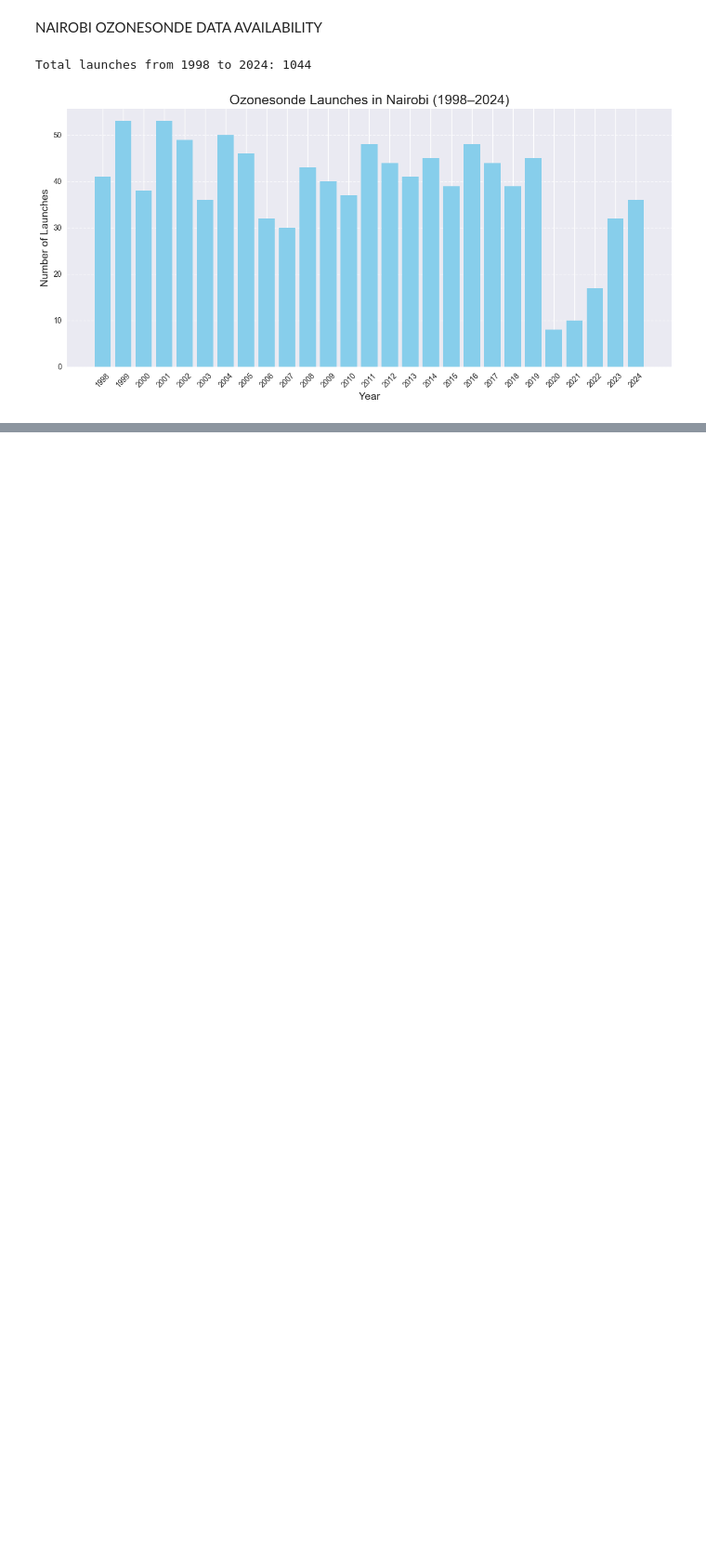
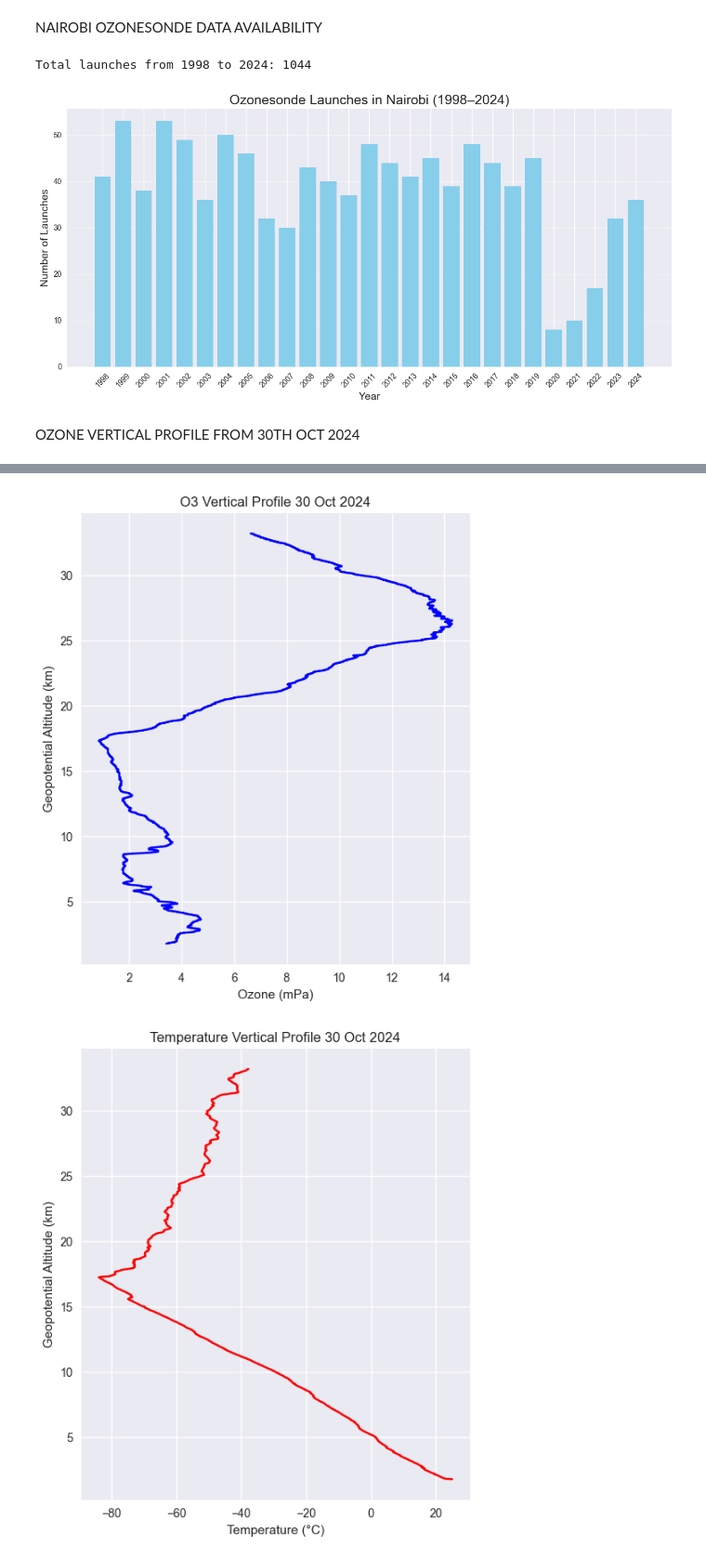
Before and after one commit to MUTUKU-1/WORLD_OZONE_DAY, a Jupyter notebook: worldozoneday.ipynb, the cells around one changed output, grey strips where cells are left out. Shown: that part at 93% size. Drawn from its saved outputs; the diff is of its cells as text; code cells hidden in the pictures; blank space fills up the shorter version.

Commit message:
profiles

```diff
--- a/worldozoneday.ipynb
+++ b/worldozoneday.ipynb
@@ -51,3 +51,78 @@ plt.show()
 # %% [output]
 Total launches from 1998 to 2024: 1044
 [figure]
+# %% [markdown]
+OZONE VERTICAL PROFILE FROM 30TH OCT 2024
+# %%
+import os
+import glob
+import pandas as pd
+
+# 1. point at the 2024 SHADOZ folder and pick your launch
+base_dir    = "Ozonesondes"
+year_folder = os.path.join(base_dir, "shadoz_nairobi_2024_V06")
+pattern     = os.path.join(year_folder, "nairobi_20241030T07_SHADOZV06*")
+launch_file = glob.glob(pattern)[0]
+
+# 2. find header row
+header_line_idx = None
+with open(launch_file, 'r') as f:
+    for idx, line in enumerate(f):
+        if line.lstrip().startswith("Time") and "GeopAlt" in line and "O3_mPa" in line:
+            header_line_idx = idx
+            break
+if header_line_idx is None:
+    raise ValueError("Could not find header line containing 'Time' and 'GeopAlt'")
+
+# 3. skip everything before the header + the units‐line immediately after it
+skiprows    = list(range(header_line_idx)) + [header_line_idx + 1]
+
+# 4. read all data, selecting only the three target columns
+ozone = pd.read_csv(
+    launch_file,
+    sep=r'\s+',
+    engine='python',
+    skiprows=skiprows,
+    header=0,
+    usecols=["GeopAlt", "O3_mPa", "Temp"]
+)
+
+# 5a. inspect full DataFrame
+print(ozone)
+
+# 5b. or at least confirm you have all rows
+print(f"Extracted {ozone.shape[0]} rows and {ozone.shape[1]} columns")
+
+
+import matplotlib.pyplot as plt
+
+# 1. Ozone profile figure
+fig_o3, ax_o3 = plt.subplots(figsize=(6, 7))
+ax_o3.plot(ozone['O3_mPa'], ozone['GeopAlt'], color='blue')
+ax_o3.set_xlabel('Ozone (mPa)')
+ax_o3.set_ylabel('Geopotential Altitude (km)')
+ax_o3.set_title('O3 Vertical Profile 30 Oct 2024')
+ax_o3.grid(True)
+
+# 2. Temperature profile figure
+fig_temp, ax_temp = plt.subplots(figsize=(6, 7))
+ax_temp.plot(ozone['Temp'], ozone['GeopAlt'], color='red')
+ax_temp.set_xlabel('Temperature (°C)')
+ax_temp.set_ylabel('Geopotential Altitude (km)')
+ax_temp.set_title('Temperature Vertical Profile 30 Oct 2024')
+ax_temp.grid(True)
+
+# 3. (Optional) Move windows side by side in interactive environments
+try:
+    m1 = fig_o3.canvas.manager
+    m2 = fig_temp.canvas.manager
+
+    # Get geometry of first window
+    x, y, width, height = m1.window.geometry().getRect()
+    # Place the second window to the right of the first
+    m2.window.setGeometry(x + width + 10, y, width, height)
+except Exception:
+    pass
+
+plt.show()
+# %% [output]
@@ -53,0 +144,2 @@ Total launches from 1998 to 2024: 1044
+[figure, added]
+[figure, added]
```
Also changed, not shown: parts of 1 cell of this notebook.
